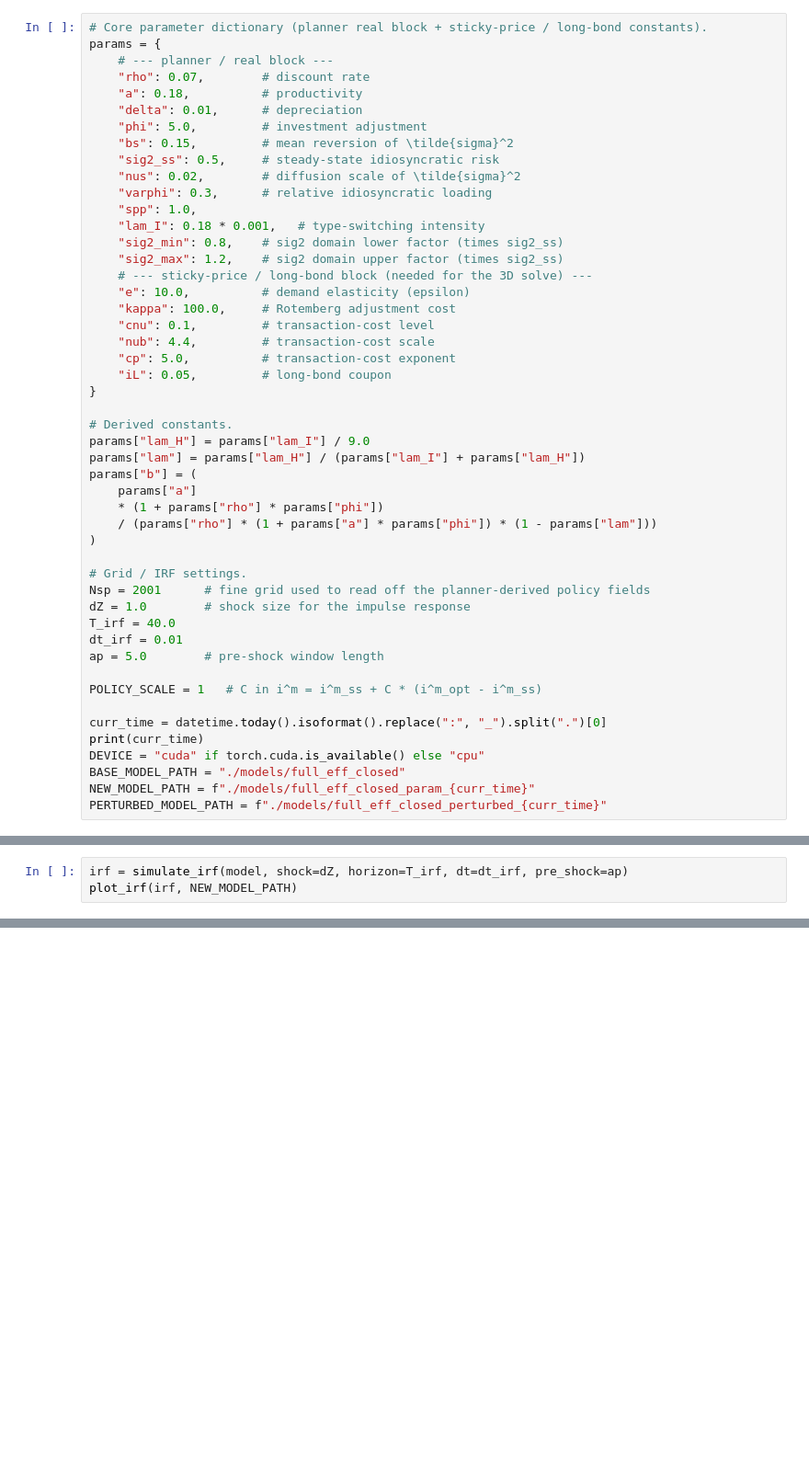
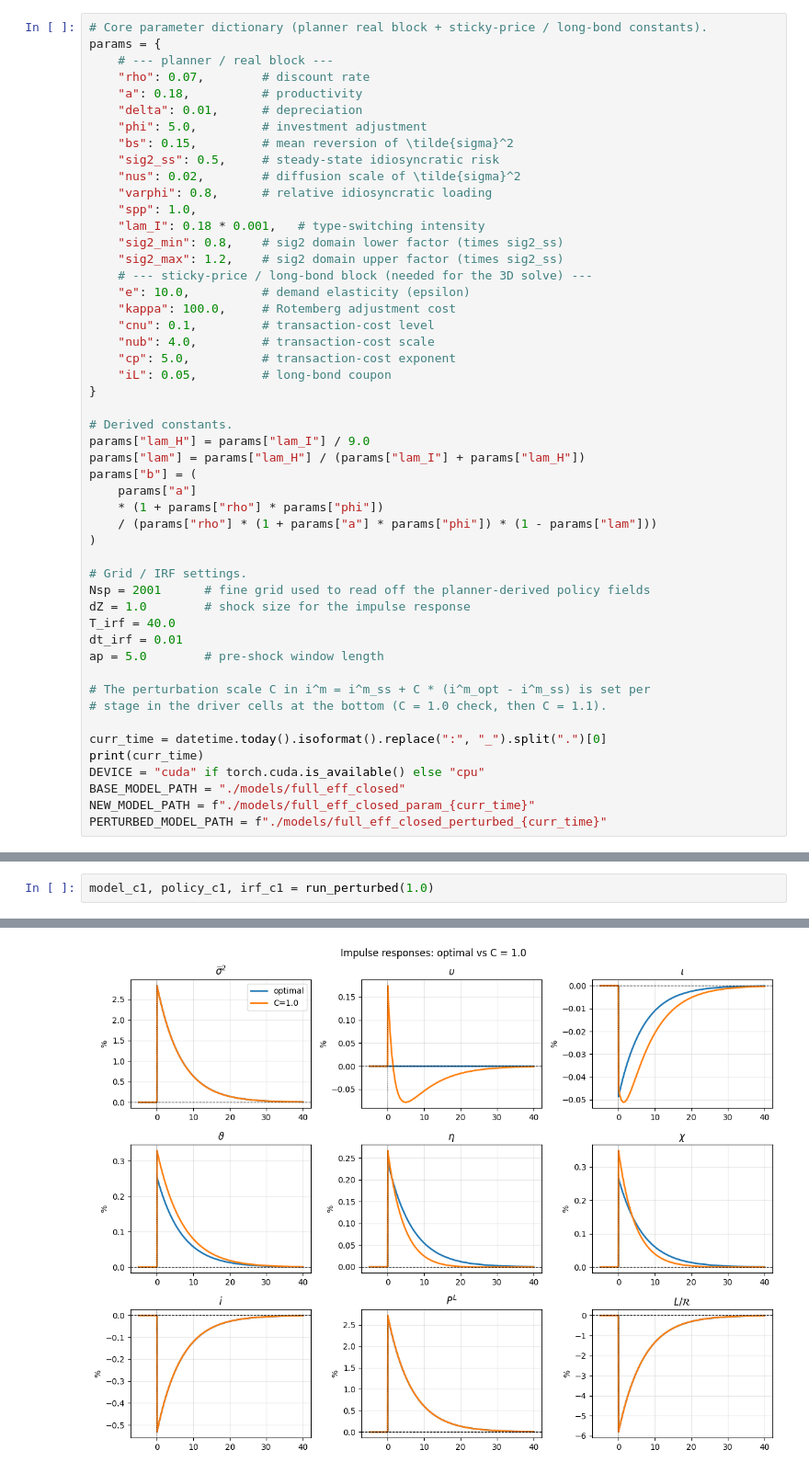
Before and after one commit to rotmanfinhub/deep-macrofin, a Jupyter notebook: examples/macro_problems/alexandrov-brunnermeier/full_eff_closed_warm_start.ipynb, the cells around one changed output, grey strips where cells are left out. Shown at 92% size. Cells and saved outputs as stored; diff of their text form; blank space fills up the shorter version.

```diff
--- a/examples/macro_problems/alexandrov-brunnermeier/full_eff_closed_warm_start.ipynb
+++ b/examples/macro_problems/alexandrov-brunnermeier/full_eff_closed_warm_start.ipynb
@@ -31,7 +34,7 @@ params = {
     "bs": 0.15,         # mean reversion of \tilde{sigma}^2
     "sig2_ss": 0.5,     # steady-state idiosyncratic risk
     "nus": 0.02,        # diffusion scale of \tilde{sigma}^2
-    "varphi": 0.3,      # relative idiosyncratic loading
+    "varphi": 0.8,      # relative idiosyncratic loading
     "spp": 1.0,
     "lam_I": 0.18 * 0.001,   # type-switching intensity
     "sig2_min": 0.8,    # sig2 domain lower factor (times sig2_ss)
@@ -40,7 +43,7 @@ params = {
     "e": 10.0,          # demand elasticity (epsilon)
     "kappa": 100.0,     # Rotemberg adjustment cost
     "cnu": 0.1,         # transaction-cost level
-    "nub": 4.4,         # transaction-cost scale
+    "nub": 4.0,         # transaction-cost scale
     "cp": 5.0,          # transaction-cost exponent
     "iL": 0.05,         # long-bond coupon
 }
@@ -61,7 +64,8 @@ T_irf = 40.0
 dt_irf = 0.01
 ap = 5.0        # pre-shock window length
 
-POLICY_SCALE = 1   # C in i^m = i^m_ss + C * (i^m_opt - i^m_ss)
+# The perturbation scale C in i^m = i^m_ss + C * (i^m_opt - i^m_ss) is set per
+# stage in the driver cells at the bottom (C = 1.0 check, then C = 1.1).
 
 curr_time = datetime.today().isoformat().replace(":", "_").split(".")[0]
 print(curr_time)
@@ -1280,3 +1417,0 @@ Model loaded
-# %%
-irf = simulate_irf(model, shock=dZ, horizon=T_irf, dt=dt_irf, pre_shock=ap)
-plot_irf(irf, NEW_MODEL_PATH)
@@ -1350,0 +1499,3 @@ steady state: sig2=0.500000, eta=0.304649, u=1.027404
+# %%
+model_c1, policy_c1, irf_c1 = run_perturbed(1.0)
+# %% [output]
@@ -1350,0 +1519 @@ steady state: sig2=0.500000, eta=0.304649, u=1.027404
+[figure, added]
```
Also changed, not shown: parts of 20 cells of this notebook.
